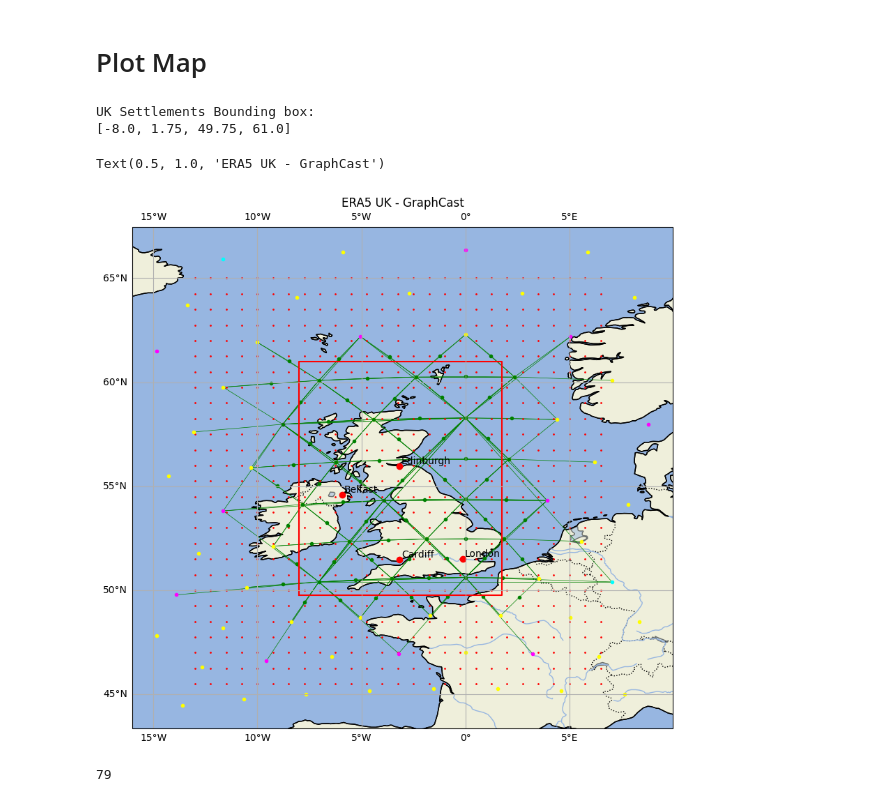
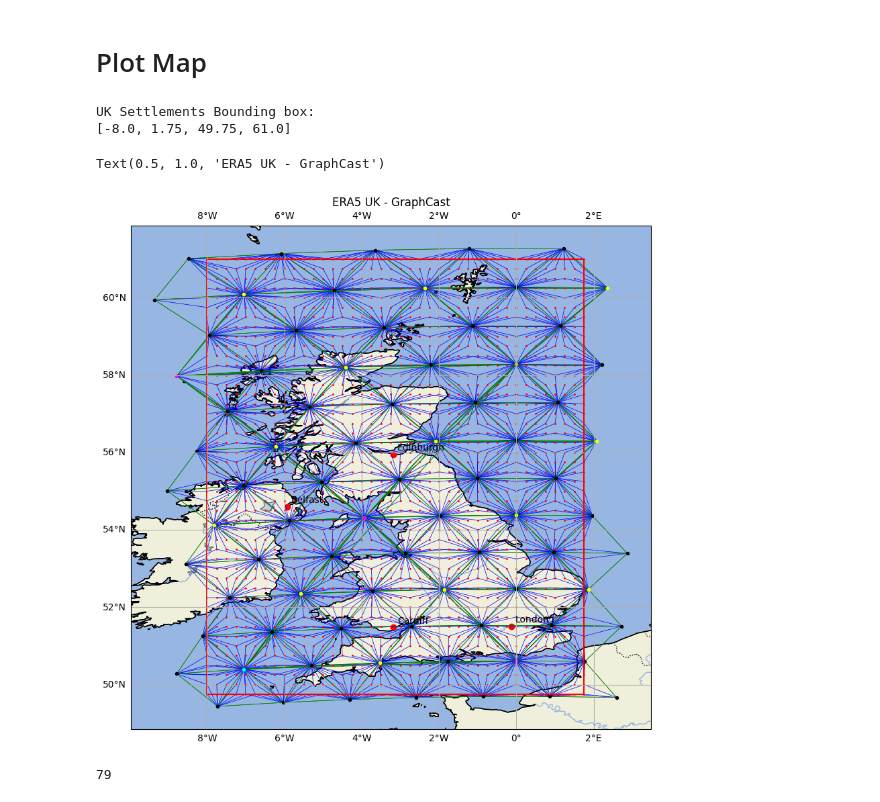
Before and after one commit to bet20ICL/neural-lam, a Jupyter notebook: notebooks/plot_map.ipynb, the cells around one changed output. Cells and saved outputs as stored; diff of their text form; code cells hidden in the pictures.

```diff
--- a/notebooks/plot_map.ipynb
+++ b/notebooks/plot_map.ipynb
@@ -184,45 +183,45 @@ cities = {
     'Cardiff': (-3.1791, 51.4816),
     'Belfast': (-5.9301, 54.5973)
 }
 add_cities(ax, cities)
 
-# g2m_edges(ax, graph.grid_xy, graph.mesh_pos, graph.g2m_edge_set)
-# m2m_edges(ax, graph.mesh_pos, graph.m2m_edge_set)
-# # m2g_edges(ax, graph.grid_xy, graph.mesh_pos, graph.m2g_edge_set)
-# grid_points(ax, graph.grid_xy, "red")
-# mesh_points(ax, graph.mesh_pos, graph.mesh_node_levels)
+g2m_edges(ax, graph.grid_xy, graph.mesh_pos, graph.g2m_edge_set)
+m2m_edges(ax, graph.mesh_pos, graph.m2m_edge_set)
+# m2g_edges(ax, graph.grid_xy, graph.mesh_pos, graph.m2g_edge_set)
+grid_points(ax, graph.grid_xy, "red")
+mesh_points(ax, graph.mesh_pos, graph.mesh_node_levels)
 
 # m2m_edges(ax, graph.mesh_pos, graph.m2m_edge_set)
 # grid_points(ax, graph.grid_xy, "red")
 # mesh_points(ax, graph.mesh_pos, graph.mesh_node_levels)
 
 # m2m_edges(ax, coarse_graph.mesh_pos, coarse_graph.m2m_edge_set)
 # grid_points(ax, coarse_graph.grid_xy, "red")
 # mesh_points(ax, coarse_graph.mesh_pos, coarse_graph.mesh_node_levels)
 
-coarse2fine_edges(ax, coarse_graph.mesh_pos, graph.mesh_pos, coarse2fine_edge_set)
-# m2m_edges(ax, full_coarse_graph.mesh_pos, full_coarse_graph.m2m_edge_set)
-grid_points(ax, coarse_graph.grid_xy, "red")
-mesh_points(ax, coarse_graph.mesh_pos, coarse_graph.mesh_node_levels)
-# mesh_points(ax, graph.mesh_pos, graph.mesh_node_levels)
-mesh_points(ax, graph.mesh_pos)
+# coarse2fine_edges(ax, coarse_graph.mesh_pos, graph.mesh_pos, coarse2fine_edge_set)
+# # m2m_edges(ax, full_coarse_graph.mesh_pos, full_coarse_graph.m2m_edge_set)
+# grid_points(ax, coarse_graph.grid_xy, "red")
+# mesh_points(ax, coarse_graph.mesh_pos, coarse_graph.mesh_node_levels)
+# # mesh_points(ax, graph.mesh_pos, graph.mesh_node_levels)
+# mesh_points(ax, graph.mesh_pos)
 
 uk_settlments = [-8.00, 1.75, 49.75, 61.00]
 print("UK Settlements Bounding box:")
 print(uk_settlments)
 bounding_box(ax, uk_settlments)
 
 # Add gridlines
 gl = ax.gridlines(draw_labels=True)
 gl.top_lables = False
 gl.right_labels = False
 
 plt.title('ERA5 UK - GraphCast')
 # %% [output]
 UK Settlements Bounding box:
 [-8.0, 1.75, 49.75, 61.0]
 Text(0.5, 1.0, 'ERA5 UK - GraphCast')
-[figure, old version]
+[figure, new version]
 # %%
 len(coarse2fine_edge_index[1].unique())
 # %% [output]
```
Also changed, not shown: parts of 1 cell of this notebook, 10 other files.
